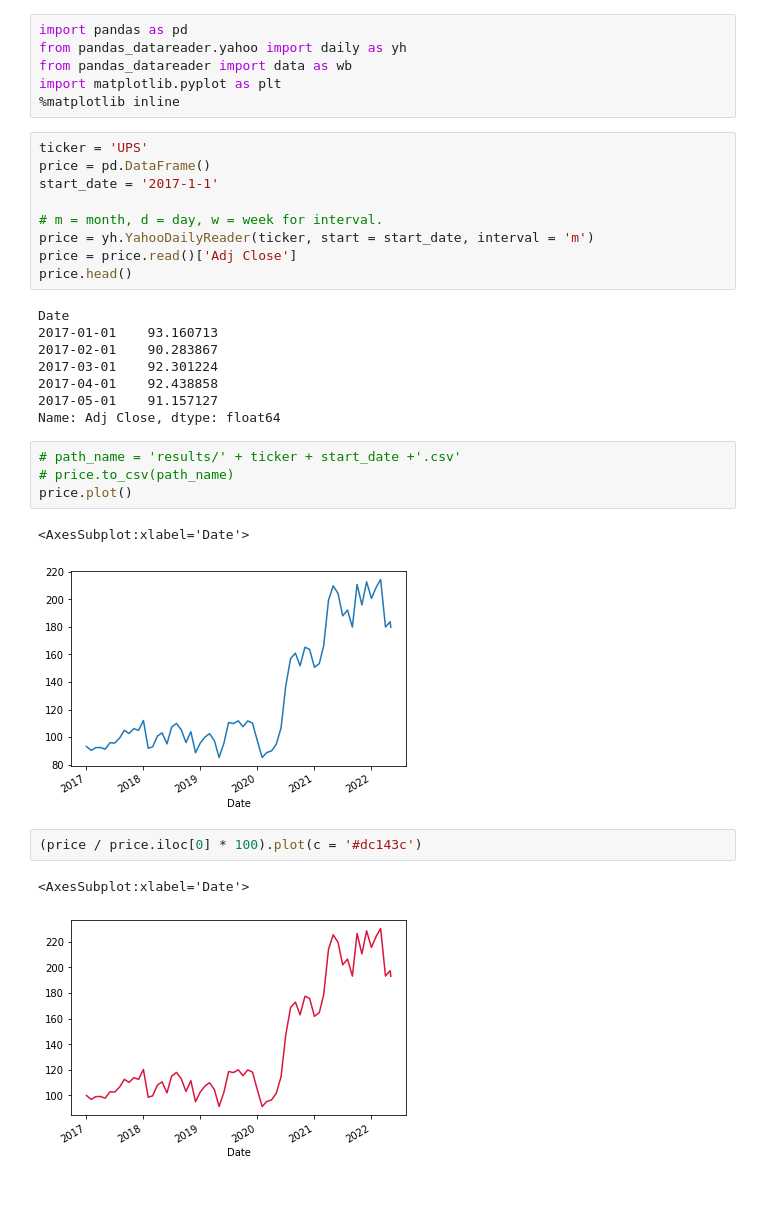
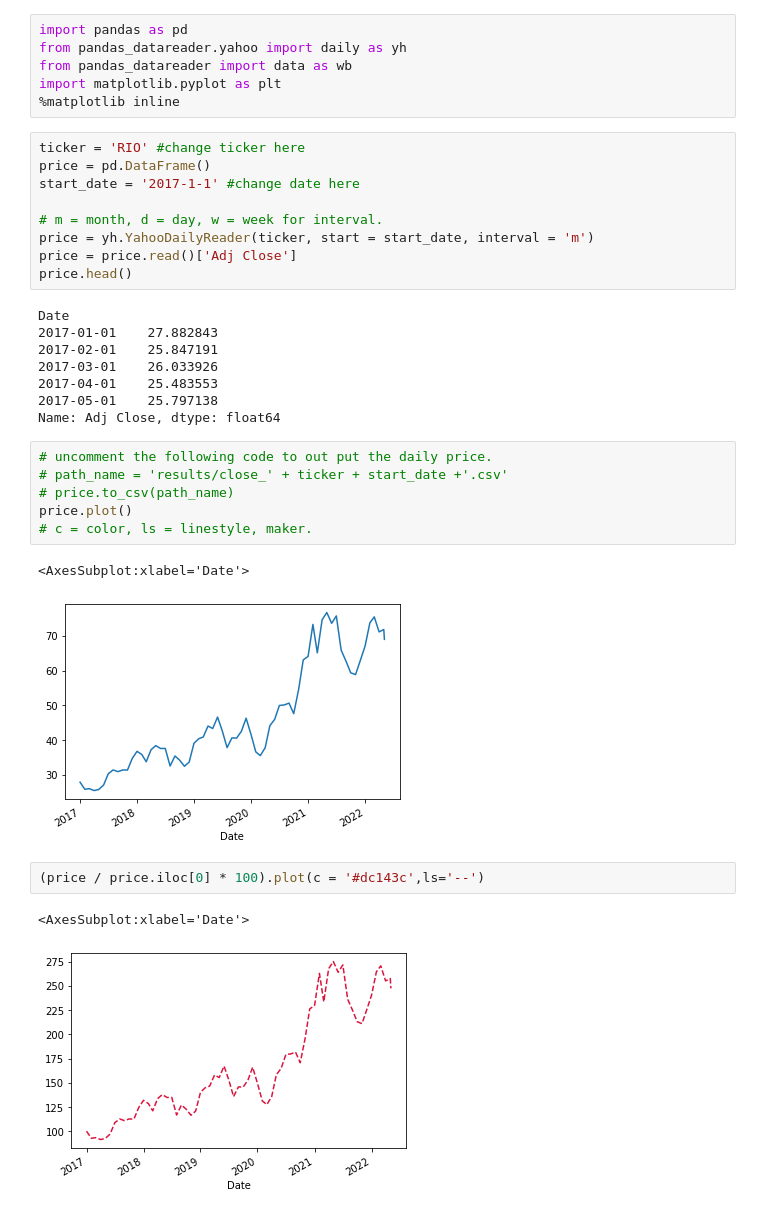
Before and after one commit to KuoLiang-hub/simulate-efficient-frontier-3tickers, a Jupyter notebook: single_stock_simple_analysis.ipynb, the cells around one changed output. Cells and saved outputs as stored; diff of their text form.

```diff
--- a/single_stock_simple_analysis.ipynb
+++ b/single_stock_simple_analysis.ipynb
@@ -5,9 +5,9 @@ from pandas_datareader import data as wb
 import matplotlib.pyplot as plt
 %matplotlib inline
 # %%
-ticker = 'UPS'
+ticker = 'RIO' #change ticker here
 price = pd.DataFrame()
-start_date = '2017-1-1'
+start_date = '2017-1-1' #change date here
 
 # m = month, d = day, w = week for interval.
 price = yh.YahooDailyReader(ticker, start = start_date, interval = 'm')
@@ -15,24 +15,26 @@ price = price.read()['Adj Close']
 price.head()
 # %% [output]
 Date
-2017-01-01    93.160713
-2017-02-01    90.283867
-2017-03-01    92.301224
-2017-04-01    92.438858
-2017-05-01    91.157127
+2017-01-01    27.882843
+2017-02-01    25.847191
+2017-03-01    26.033926
+2017-04-01    25.483553
+2017-05-01    25.797138
 Name: Adj Close, dtype: float64
 # %%
-# path_name = 'results/' + ticker + start_date +'.csv'
+# uncomment the following code to out put the daily price.
+# path_name = 'results/close_' + ticker + start_date +'.csv'
 # price.to_csv(path_name)
 price.plot()
+# c = color, ls = linestyle, maker.
 # %% [output]
 <AxesSubplot:xlabel='Date'>
-[figure, old version]
+[figure, new version]
 # %%
-(price / price.iloc[0] * 100).plot(c = '#dc143c')
+(price / price.iloc[0] * 100).plot(c = '#dc143c',ls='--')
 # %% [output]
 <AxesSubplot:xlabel='Date'>
-[figure, old version]
+[figure, new version]
 # %%
 contribution = sum(price)
 value = len(price) * price[-1]
```
Also changed, not shown: parts of 5 cells of this notebook.
